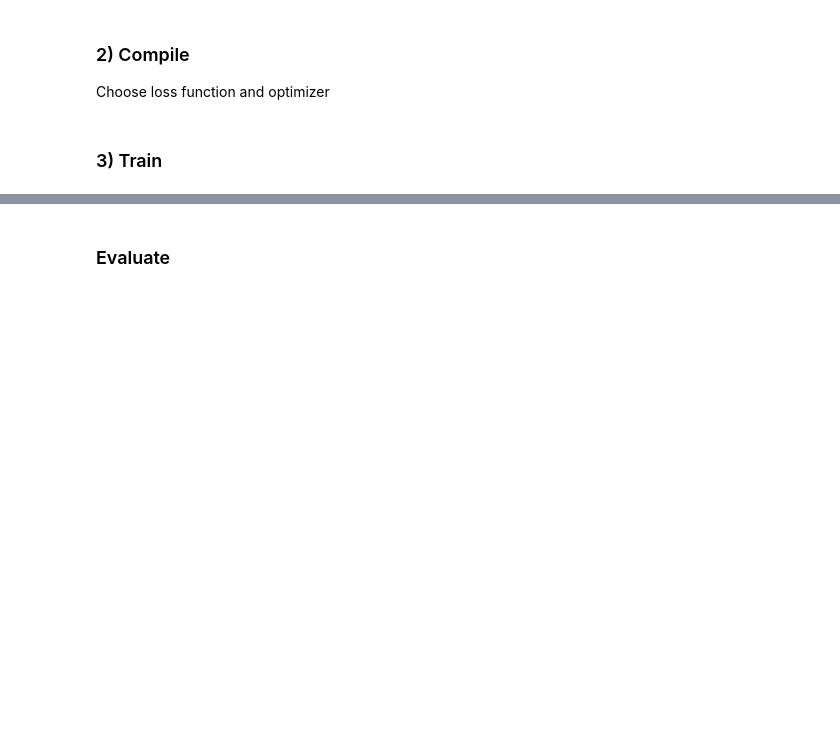
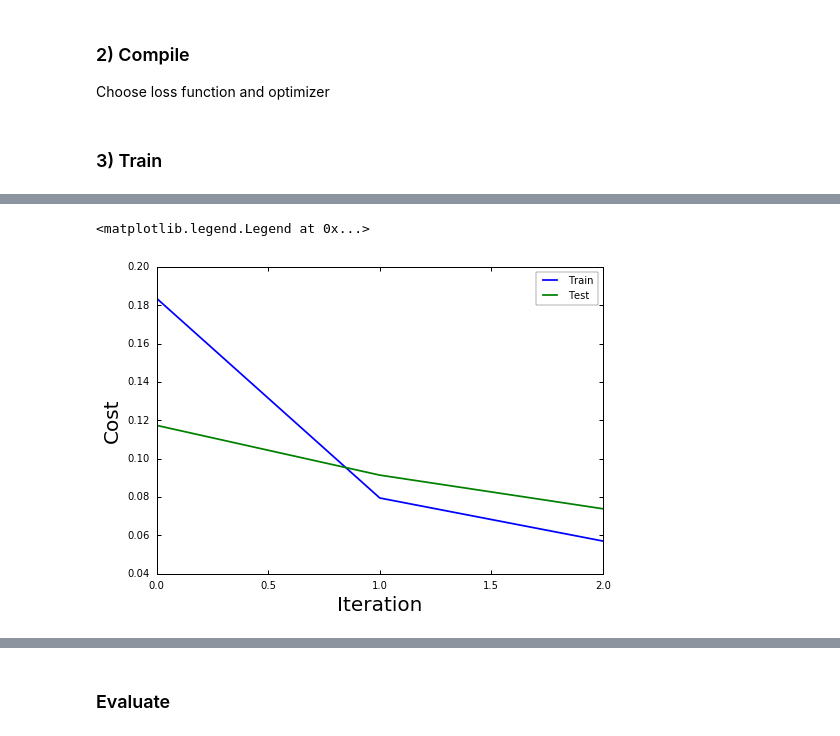
Before and after one commit to AdamRauff/Deep-Learning, a Jupyter notebook: Neural Networks.ipynb, the cells around one changed output, grey strips where cells are left out. Drawn from its saved outputs; the diff is of its cells as text; code cells hidden in the pictures; blank space fills up the shorter version.

```diff
--- a/Neural Networks.ipynb
+++ b/Neural Networks.ipynb
@@ -231,0 +245,12 @@ print(history.history)
+# %%
+# visualize Cost vs. Iterations as I am training
+plt.style.use('seaborn-notebook')
+plt.plot(history.history['loss'])
+plt.plot(history.history['val_loss'])
+#plt.title('Cost vs Iterations', size=24)
+plt.ylabel('Cost', size=20)
+plt.xlabel('Iteration', size=20)
+plt.legend(['Train', 'Test'])
+# %% [output]
+<matplotlib.legend.Legend at 0x...>
+[figure, added]
```
Also changed, not shown: parts of 21 cells of this notebook, 6 other files.
